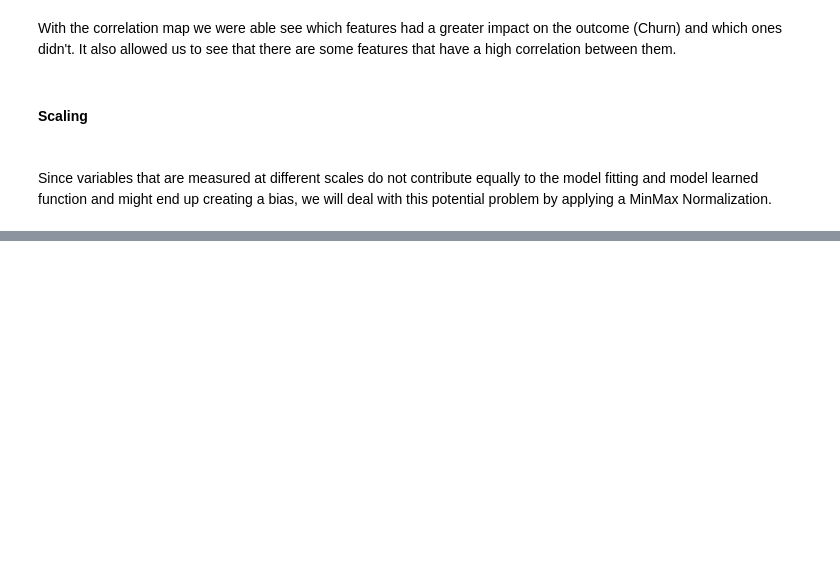
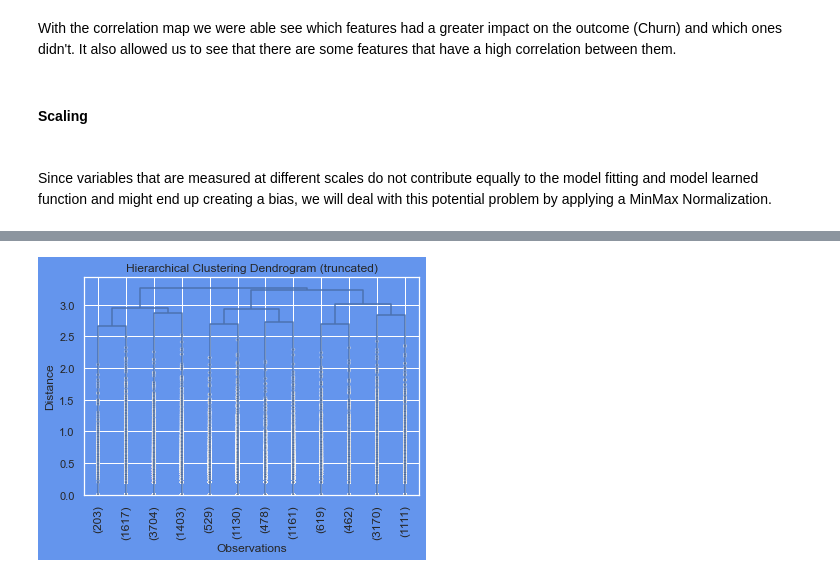
Before and after one commit to Leon209/Project_2-Unsupervised-Learning, a Jupyter notebook: Project 2.ipynb, the cells around one changed output, grey strips where cells are left out. Saved outputs shown, nothing was run; the diff lists cells and outputs as text; code cells hidden in the pictures; blank space fills up the shorter version.

Commit message:
perspectives; kmeans and dendogram

```diff
--- a/Project 2.ipynb
+++ b/Project 2.ipynb
@@ -417,0 +486,25 @@ X_train.head()
+# %%
+hclustering = linkage(data_satisfaction, 'complete')
+#hclustering = linkage(data_satisfaction, 'average')
+#hclustering = linkage(data_satisfaction, 'single')
+# %%
+# define the title of the plot
+plt.title('Hierarchical Clustering Dendrogram (truncated)')
+# define the label for x axis
+plt.xlabel('Observations')
+# define the label for y axis
+plt.ylabel('Distance')
+
+# Draw the dendogram
+dendrogram(
+    hclustering,
+    truncate_mode='lastp',  # truncation is used to condense the dendrogram
+    p=12,                   # p parameter for truncate_mode
+    show_leaf_counts=True,  # number of observations each leaf node contains in parentheses
+    leaf_rotation=90.,
+    leaf_font_size=12.,
+    show_contracted=True,
+)
+plt.show()
+# %% [output]
+[figure, added]
```
Also changed, not shown: parts of 14 cells of this notebook.
